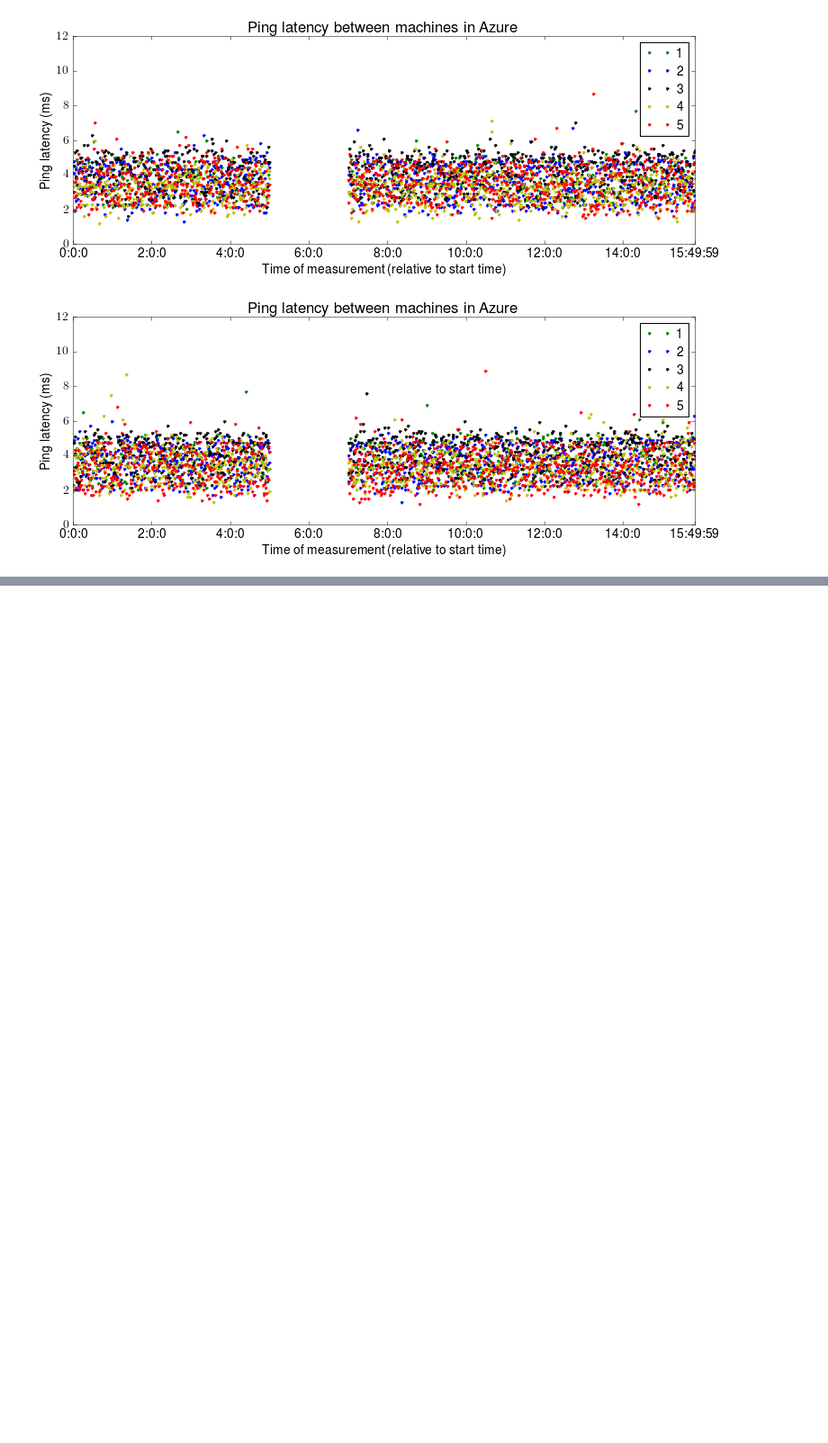
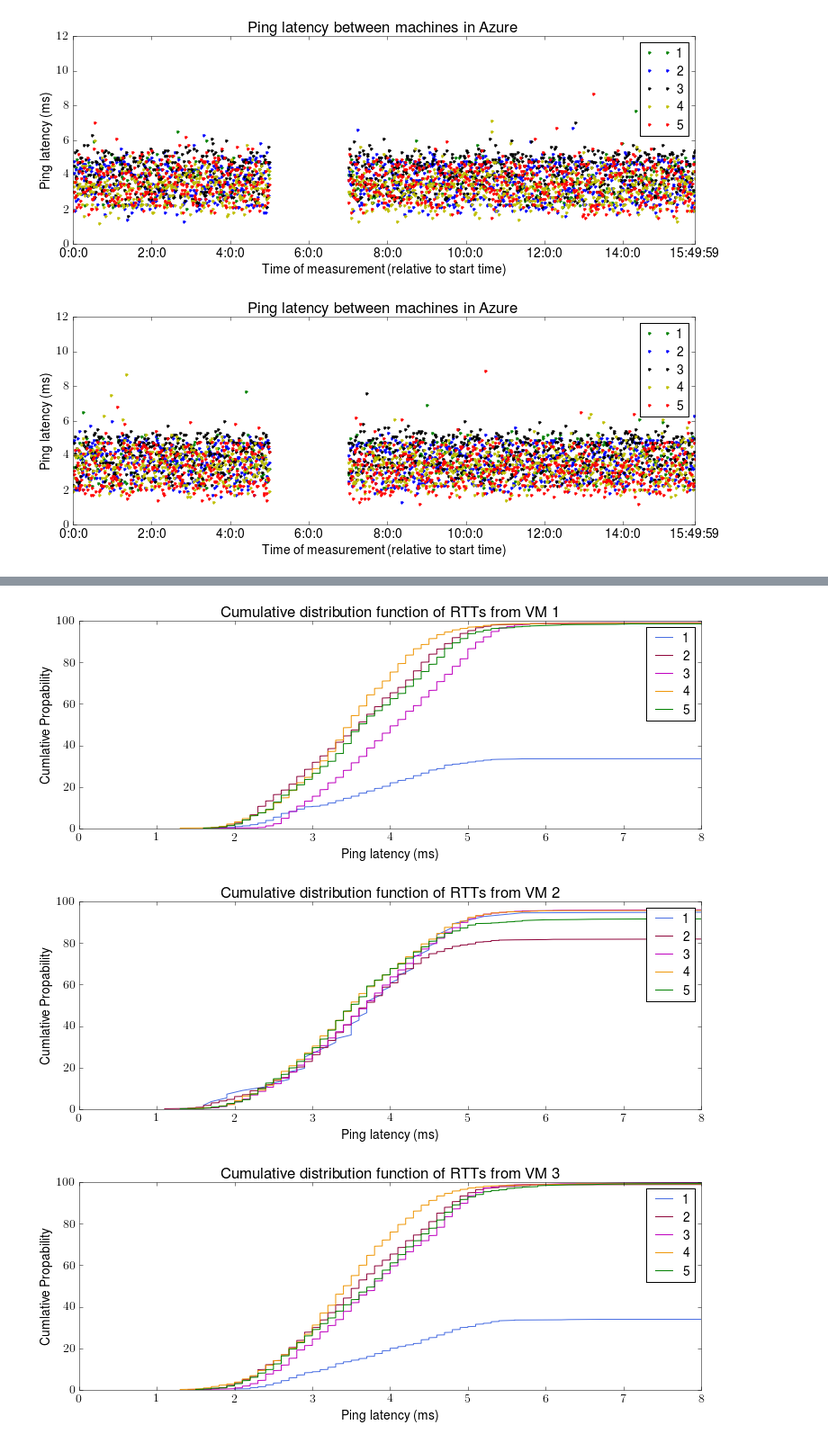
Before and after one commit to consensus-oracle/azure-measurements, a Jupyter notebook: basic-latency-measurements.ipynb, the cells around one changed output, grey strips where cells are left out. Shown: that part at 90% size. Cells and saved outputs as stored; diff of their text form; code cells hidden in the pictures; blank space fills up the shorter version.

```diff
--- a/basic-latency-measurements.ipynb
+++ b/basic-latency-measurements.ipynb
@@ -96,8 +96,15 @@ import numpy as np
 for src in range(1,servers+1):
     for dst in range(1,servers+1):
         data = latency[src][dst]
-        res = [src,dst,min(data),np.percentile(data, 25),np.percentile(data, 50), np.percentile(data, 75), max(data)]
-        sti = " % ".join(map(str,res))+" \\\\"
+        res = [src,dst,
+               format(np.mean(data),".1f"),
+               format(np.std(data),".1f"),
+               min(data),
+               format(np.percentile(data, 25),".1f"),
+               np.percentile(data, 50),
+               np.percentile(data, 75),
+               max(data)]
+        sti = ", ".join(map(str,res))
         print(sti)
 
 
@@ -105,5 +112,12 @@ for src in range(1,servers+1):
 for src in range(2,servers+1):
     for dst in range(2,servers+1):
         data = latency[src][dst]
-        print(src,dst,np.percentile(data, 80),np.percentile(data, 90), np.percentile(data, 95), np.percentile(data, 98), np.percentile(data, 99))
+        res = [src,dst,
+              format(np.percentile(data, 80),".1f"),
+              format(np.percentile(data, 90),".1f"),
+              format(np.percentile(data, 95),".1f"),
+              format(np.percentile(data, 98),".1f"),
+              format(np.percentile(data, 99),".1f")]
+        sti = ", ".join(map(str,res))
+        print(sti)
 # %% [output]
@@ -149,6 +163,7 @@ for src in range (1,servers+1):
     axes.set_xlim([min_time,max_time])
 
     axes.legend(range(1,servers+1),loc=1,frameon=True)
+    fig_to_file(fig,'fig4.'+str(src),'png')
 # %% [output]
 [figure]
 [figure]
@@ -221,31 +237,37 @@ FileNotFoundError: [Errno 2] No such file or directory: 'graphs/fig1.png'
 # %%
 # CDF's
 
 cdf_x={}
 cdf_y={}
 
 for src in range(1,servers+1):
     cdf_x[src]={}
     cdf_y[src]={}
     for dst in range(1,servers+1):
         cdf_x[src][dst]=sort(latency[src][dst])
         cdf_y[src][dst]=[]
         size=len(cdf_x[src][dst])
         for y in range (1,size+1):
             cdf_y[src][dst].append(y*100.0/size)
 
 for src in range(1,servers+1):
     fig = plt.figure(figsize=[12,4])
     axes = fig.add_axes([0.1, 0.1, 0.8, 0.8])
 
     axes.set_xlabel('Ping latency (ms)')
     axes.set_ylabel('Cumlative Propability')
-    axes.set_title('CDF of ping latency between machines in Azure')
+    axes.set_title('Cumulative distribution function of RTTs from VM '+str(src))
 
     axes.set_xlim([0,8])
     axes.set_ylim([0,100])
     dots=["g-","b-","k-","y.","r."]
     for dst in range (1,servers+1):
         axes.plot(cdf_x[src][dst], cdf_y[src][dst])
 
     axes.legend(range(1,servers+1),loc=1,frameon=True)
+
+    fig_to_file(fig,'fig3.'+str(src),'png')
+# %% [output]
+[figure, added]
+[figure, added]
+[figure, added]
```
Also changed, not shown: parts of 6 cells of this notebook.
